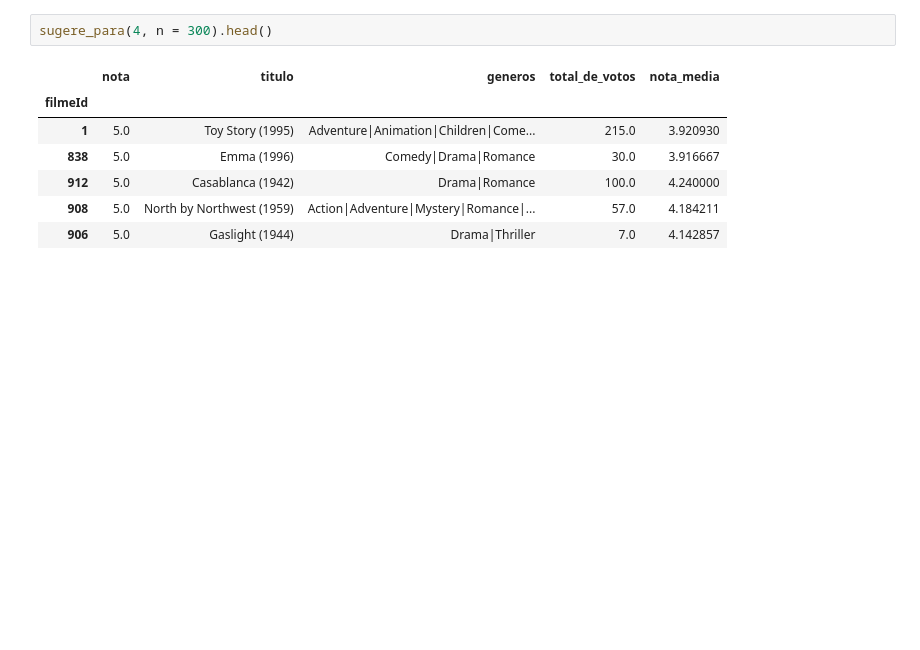
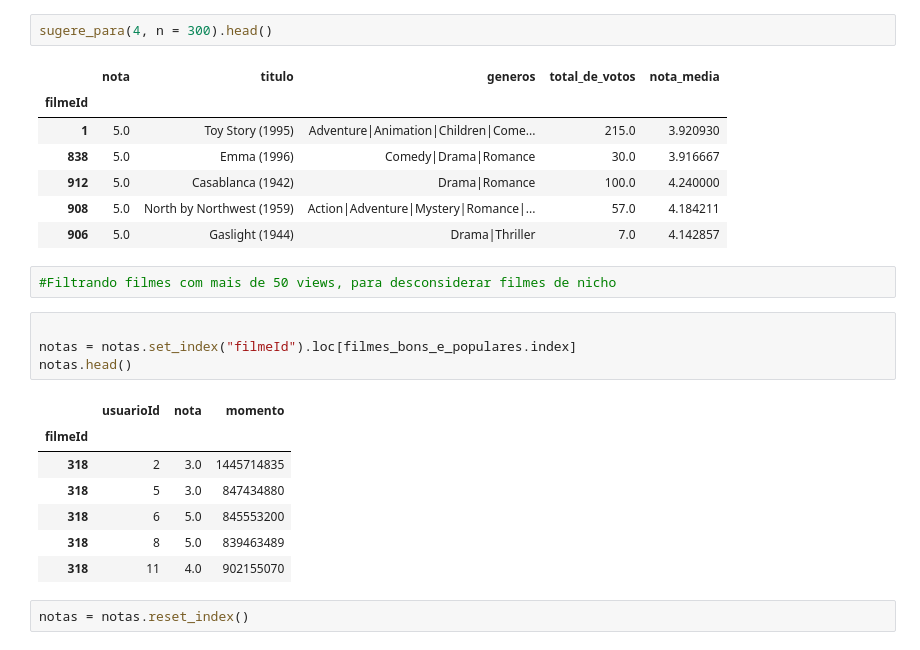
Before and after one commit to silvatiagobarbosa/ML, a Jupyter notebook: alura_ml_recomendacao.ipynb, the cells around one changed output. Drawn from its saved outputs; the diff is of its cells as text; blank space fills up the shorter version.

```diff
--- a/alura_ml_recomendacao.ipynb
+++ b/alura_ml_recomendacao.ipynb
@@ -447,3 +447,19 @@ sugere_para(4, n = 300).head()
 | 912 | 5.0 | Casablanca (1942) | Drama|Romance | 100.0 | 4.240000 |
 | 908 | 5.0 | North by Northwest (1959) | Action|Adventure|Mystery|Romance|... | 57.0 | 4.184211 |
 | 906 | 5.0 | Gaslight (1944) | Drama|Thriller | 7.0 | 4.142857 |
+# %%
+#Filtrando filmes com mais de 50 views, para desconsiderar filmes de nicho
+# %%
+
+notas = notas.set_index("filmeId").loc[filmes_bons_e_populares.index]
+notas.head()
+# %% [output]
+|  | usuarioId | nota | momento |
+| filmeId |  |  |  |
+| 318 | 2 | 3.0 | 1445714835 |
+| 318 | 5 | 3.0 | 847434880 |
+| 318 | 6 | 5.0 | 845553200 |
+| 318 | 8 | 5.0 | 839463489 |
+| 318 | 11 | 4.0 | 902155070 |
+# %%
+notas = notas.reset_index()
```
Also changed, not shown: parts of 2 cells of this notebook.
